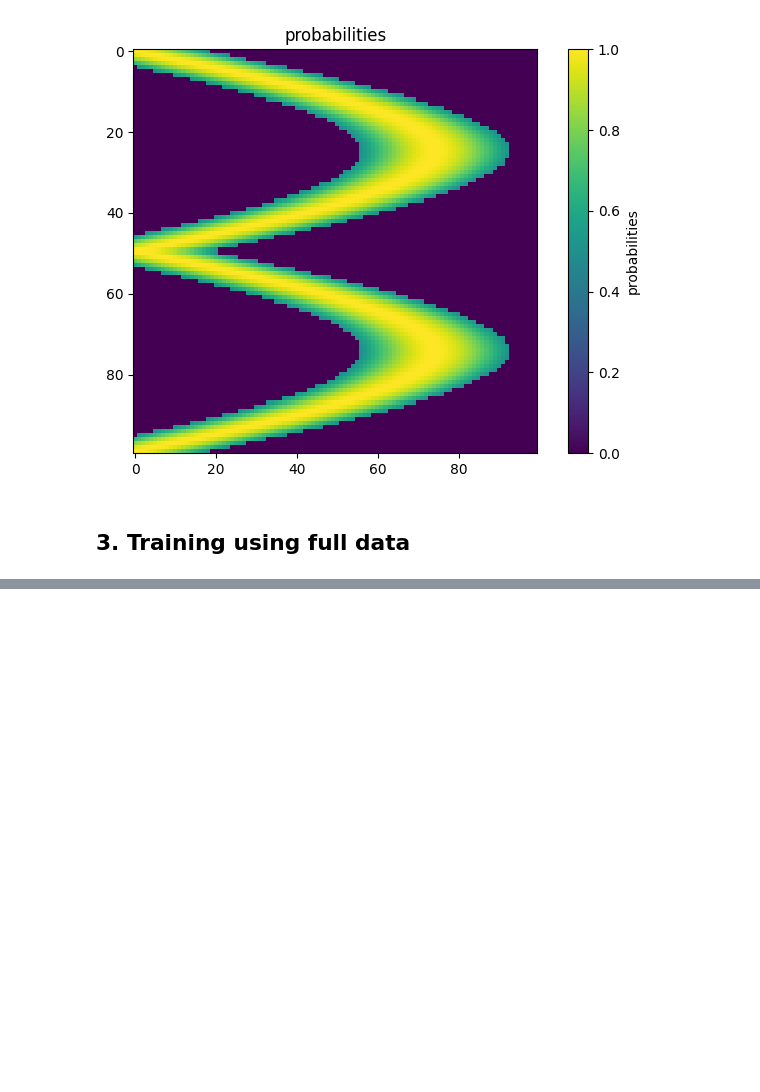
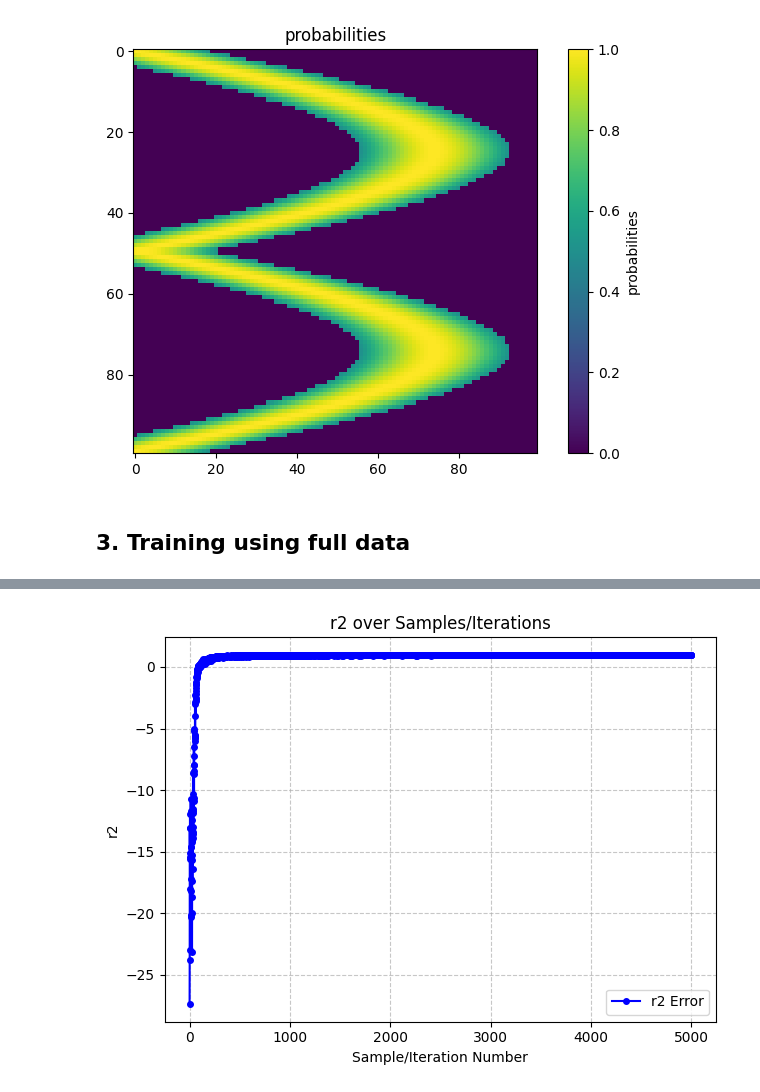
Before and after one commit to harlyliu/sgld-v3, a Jupyter notebook: kang_repo/M_data.ipynb, the cells around one changed output, grey strips where cells are left out. Saved outputs shown, nothing was run; the diff lists cells and outputs as text; code cells hidden in the pictures; blank space fills up the shorter version.

```diff
--- a/kang_repo/M_data.ipynb
+++ b/kang_repo/M_data.ipynb
@@ -488,0 +488,4 @@ plot_image(p_hat)
+# %%
+plot_r2(net.r2_train)
+# %% [output]
+[figure, added]
```
Also changed, not shown: parts of 5 cells of this notebook, 3 other files.
